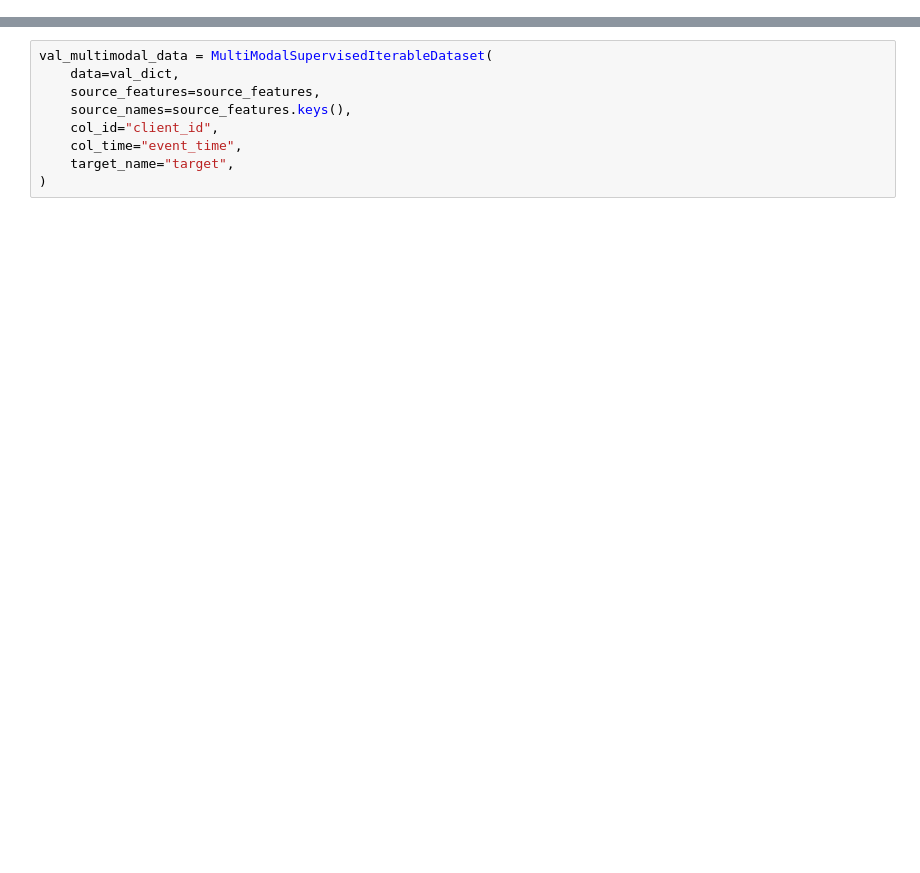
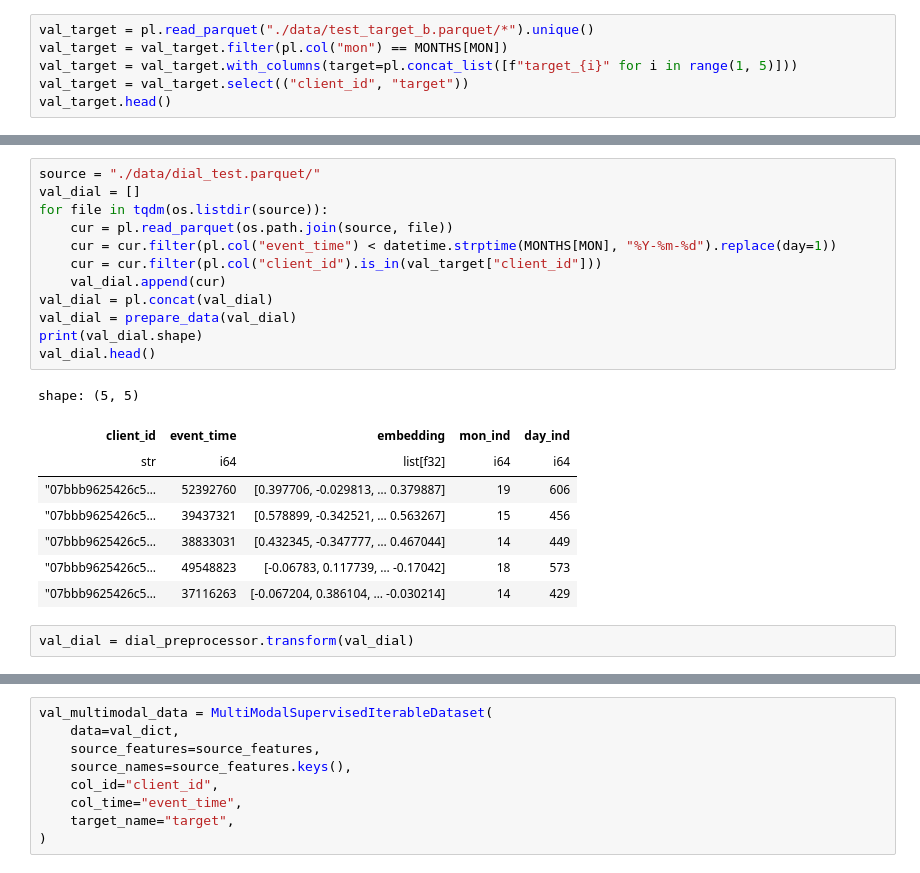
Before and after one commit to KonderLip/sber-hack-2024, a Jupyter notebook: multimodal.ipynb, the cells around one changed output, grey strips where cells are left out. Cells and saved outputs as stored; diff of their text form; blank space fills up the shorter version.

```diff
--- a/multimodal.ipynb
+++ b/multimodal.ipynb
@@ -292,0 +65,6 @@ train_multimodal_data[0]
+# %%
+val_target = pl.read_parquet("./data/test_target_b.parquet/*").unique()
+val_target = val_target.filter(pl.col("mon") == MONTHS[MON])
+val_target = val_target.with_columns(target=pl.concat_list([f"target_{i}" for i in range(1, 5)]))
+val_target = val_target.select(("client_id", "target"))
+val_target.head()
@@ -292,0 +419,23 @@ train_multimodal_data[0]
+# %%
+source = "./data/dial_test.parquet/"
+val_dial = []
+for file in tqdm(os.listdir(source)):
+    cur = pl.read_parquet(os.path.join(source, file))
+    cur = cur.filter(pl.col("event_time") < datetime.strptime(MONTHS[MON], "%Y-%m-%d").replace(day=1))
+    cur = cur.filter(pl.col("client_id").is_in(val_target["client_id"]))
+    val_dial.append(cur)
+val_dial = pl.concat(val_dial)
+val_dial = prepare_data(val_dial)
+print(val_dial.shape)
+val_dial.head()
+# %% [output]
+shape: (5, 5)
+| client_id | event_time | embedding | mon_ind | day_ind |
+| str | i64 | list[f32] | i64 | i64 |
+| "07bbb9625426c5… | 52392760 | [0.397706, -0.029813, … 0.379887] | 19 | 606 |
+| "07bbb9625426c5… | 39437321 | [0.578899, -0.342521, … 0.563267] | 15 | 456 |
+| "07bbb9625426c5… | 38833031 | [0.432345, -0.347777, … 0.467044] | 14 | 449 |
+| "07bbb9625426c5… | 49548823 | [-0.06783, 0.117739, … -0.17042] | 18 | 573 |
+| "07bbb9625426c5… | 37116263 | [-0.067204, 0.386104, … -0.030214] | 14 | 429 |
+# %%
+val_dial = dial_preprocessor.transform(val_dial)
```
Also changed, not shown: parts of 127 cells of this notebook, 4 other files.
